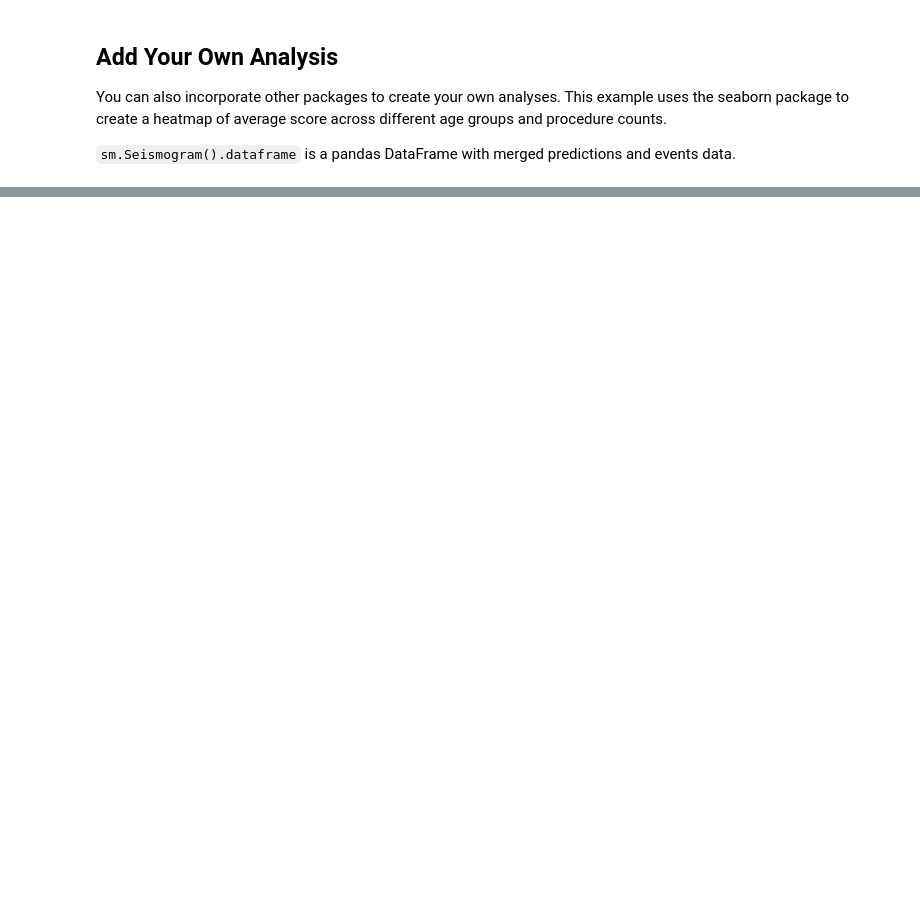
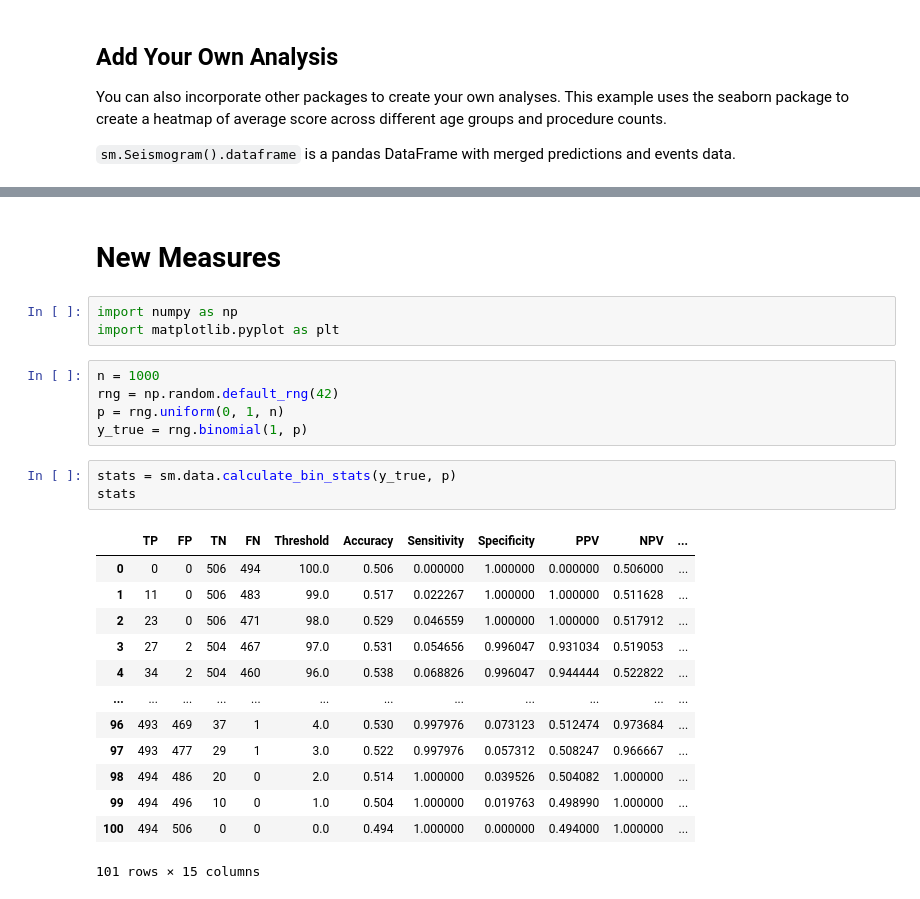
Before and after one commit to epic-open-source/seismometer, a Jupyter notebook: example-notebooks/binary-classifier/classifier_bin.ipynb, the cells around one changed output, grey strips where cells are left out. Cells and saved outputs as stored; diff of their text form; blank space fills up the shorter version.

```diff
--- a/example-notebooks/binary-classifier/classifier_bin.ipynb
+++ b/example-notebooks/binary-classifier/classifier_bin.ipynb
@@ -218,0 +299,27 @@ ExplorationModelSubgroupEvaluationWidget("Heatmap", plot_heat_map)
+# %% [markdown]
+# New Measures
+# %%
+import numpy as np
+import matplotlib.pyplot as plt
+# %%
+n = 1000
+rng = np.random.default_rng(42)
+p = rng.uniform(0, 1, n)
+y_true = rng.binomial(1, p)
+# %%
+stats = sm.data.calculate_bin_stats(y_true, p)
+stats
+# %% [output]
+|  | TP | FP | TN | FN | Threshold | Accuracy | Sensitivity | Specificity | PPV | NPV | ... |
+| 0 | 0 | 0 | 506 | 494 | 100.0 | 0.506 | 0.000000 | 1.000000 | 0.000000 | 0.506000 | ... |
+| 1 | 11 | 0 | 506 | 483 | 99.0 | 0.517 | 0.022267 | 1.000000 | 1.000000 | 0.511628 | ... |
+| 2 | 23 | 0 | 506 | 471 | 98.0 | 0.529 | 0.046559 | 1.000000 | 1.000000 | 0.517912 | ... |
+| 3 | 27 | 2 | 504 | 467 | 97.0 | 0.531 | 0.054656 | 0.996047 | 0.931034 | 0.519053 | ... |
+| 4 | 34 | 2 | 504 | 460 | 96.0 | 0.538 | 0.068826 | 0.996047 | 0.944444 | 0.522822 | ... |
+| ... | ... | ... | ... | ... | ... | ... | ... | ... | ... | ... | ... |
+| 96 | 493 | 469 | 37 | 1 | 4.0 | 0.530 | 0.997976 | 0.073123 | 0.512474 | 0.973684 | ... |
+| 97 | 493 | 477 | 29 | 1 | 3.0 | 0.522 | 0.997976 | 0.057312 | 0.508247 | 0.966667 | ... |
+| 98 | 494 | 486 | 20 | 0 | 2.0 | 0.514 | 1.000000 | 0.039526 | 0.504082 | 1.000000 | ... |
+| 99 | 494 | 496 | 10 | 0 | 1.0 | 0.504 | 1.000000 | 0.019763 | 0.498990 | 1.000000 | ... |
+| 100 | 494 | 506 | 0 | 0 | 0.0 | 0.494 | 1.000000 | 0.000000 | 0.494000 | 1.000000 | ... |
+101 rows × 15 columns
```
Also changed, not shown: parts of 17 cells of this notebook, 1 other file.
